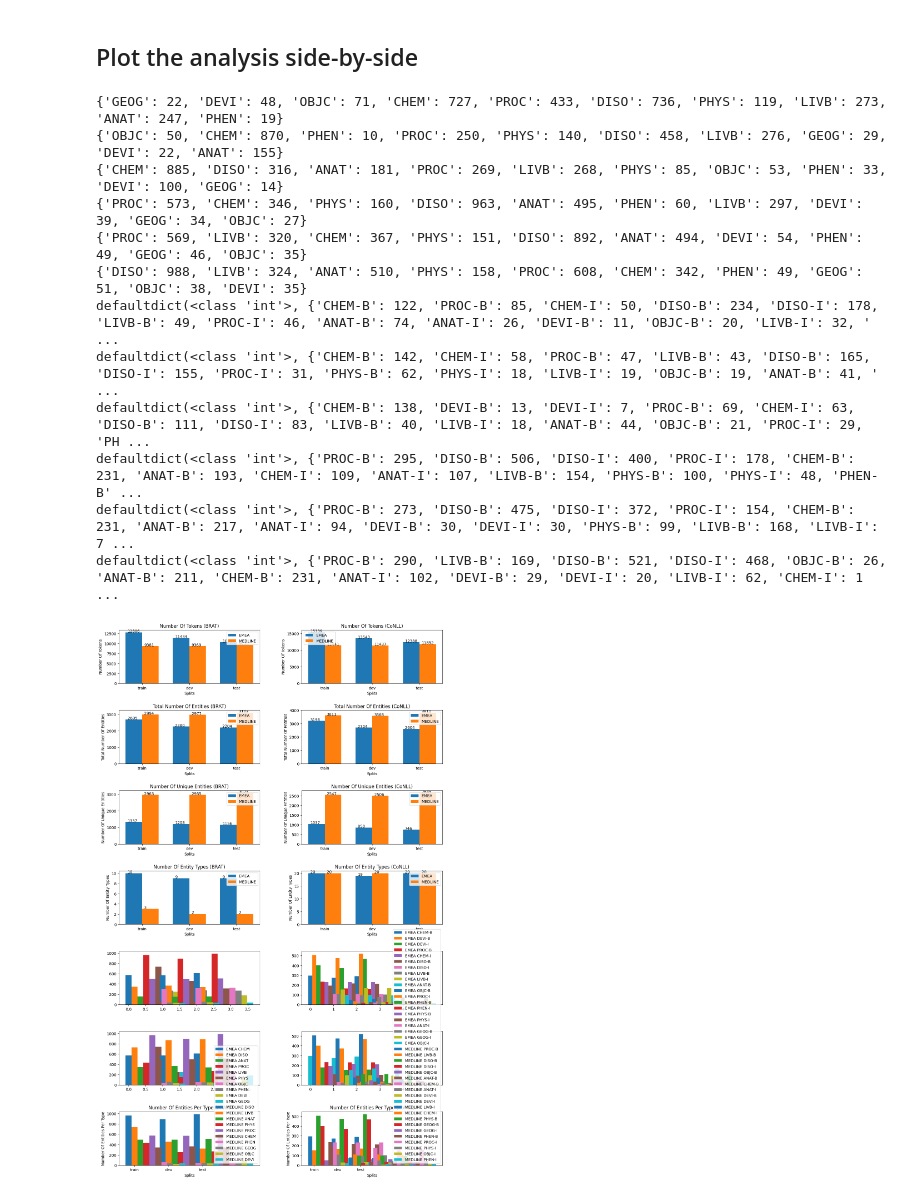
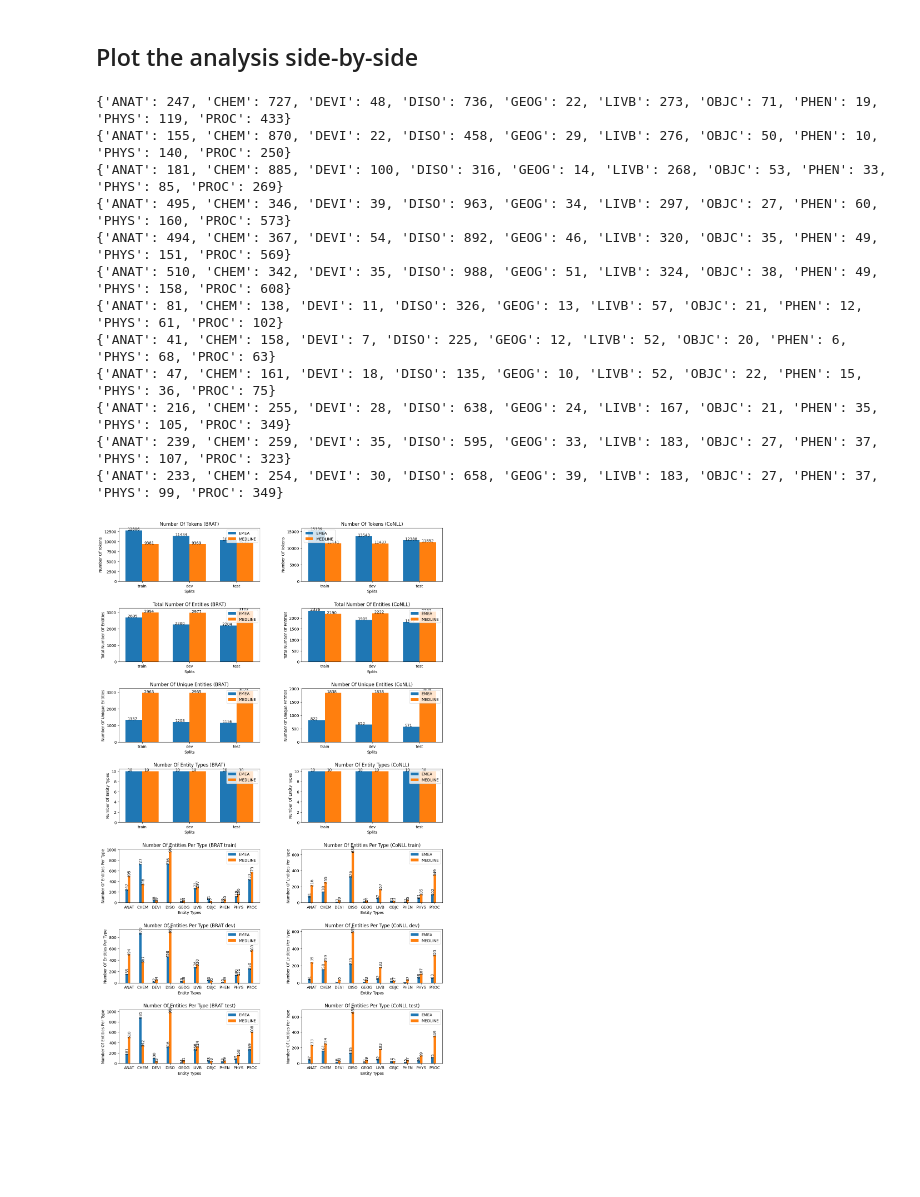
Before and after one commit to ktgiahieu/text-mining-class, a Jupyter notebook: TP2/[TP2]_Text_mining_and_chatbots.ipynb, the cells around one changed output. Saved outputs shown, nothing was run; the diff lists cells and outputs as text; code cells hidden in the pictures; blank space fills up the shorter version.

```diff
--- a/TP2/[TP2]_Text_mining_and_chatbots.ipynb
+++ b/TP2/[TP2]_Text_mining_and_chatbots.ipynb
@@ -75,10 +75,13 @@ def analyze_corpus(path):
                 # Update entity counts for the subset
                 subset_data['total_number_of_entities'] += len(entities)
                 subset_data['number_of_unique_entities'] += len(unique_entities)
-                subset_data['number_of_entity_types'] = len(entity_types)  # Assuming entity types don't vary across files
+                # subset_data['number_of_entity_types'] = len(entity_types)  # entity types vary across files
 
                 # Update the number of entities per type
                 subset_data['number_of_entities_per_type'].update([entity['type'] for entity in entities.values()])
+
+            # Update the number of entity types
+            subset_data['number_of_entity_types'] = len(subset_data['number_of_entities_per_type'])
 
 
             # Convert Counter to dict
@@ -213,58 +248,62 @@ def plot_statistics(brat_stats, conll_stats):
                 if category == 'number_of_entities_per_type':
                     for spl, entity_count_per_type in enumerate(counts):
                         ax = axes[i+spl][j]
+
+                        # Reorder the entities by their key names
+                        entity_count_per_type = {k: v for k, v in sorted(entity_count_per_type.items(), key=lambda item: item[0])}
                         print(entity_count_per_type)
-                        ax.bar([ct.get(entity_type, 0) for ct in counts],
-                            bar_width / len(subsets), label=f"{subset} {entity_type}")
-                            # # Add labels for each bar
-                            # for idx, value in enumerate([ct.get(entity_type, 0) for ct in counts]):
-                            #     ax.text(idx + l * bar_width / len(subsets) - 0.13, value + 0.05, str(value))
+                        ax.bar(np.arange(len(entity_count_per_type)) + k * bar_width / len(subsets), entity_count_per_type.values(),
+                            bar_width / len(subsets), label=subset)
+                        # Add labels for each bar
+                        for idx, value in enumerate(entity_count_per_type.values()):
+                            ax.text(idx + k * bar_width / len(subsets) - 0.13, value + 0.15, str(value), rotation=90)
 
 
-                        # Special handling for dictionary of counts
-                        # for l, (entity_type, count) in enumerate(counts[0].items()):
-                        #     ax.bar(index + l * bar_width / len(subsets), [ct.get(entity_type, 0) for ct in counts],
-                        #         bar_width / len(subsets), label=f"{subset} {entity_type}")
-                            # # Add labels for each bar
-                            # for idx, value in enumerate([ct.get(entity_type, 0) for ct in counts]):
-                            #     ax.text(idx + l * bar_width / len(subsets) - 0.13, value + 0.05, str(value))
+                        # Add labels, title, and legend
+                        ax.set_xlabel('Entity Types')
+                        ax.set_ylabel(category.replace('_', ' ').title())
+                        ax.set_title(f'{category.replace("_", " ").title()} ({["BRAT", "CoNLL"][j]} {["train", "dev", "test"][spl]})')
+                        ax.set_xticks(np.arange(len(entity_count_per_type)) + bar_width / 2)
+                        ax.set_xticklabels(entity_count_per_type.keys())
+                        ax.legend()
+
                 else:
                     ax.bar(index + k * bar_width, counts, bar_width, label=subset)
                     # Add labels for each bar
                     for idx, value in enumerate(counts):
                         ax.text(idx + k * bar_width - 0.13, value + 0.05, str(value))
 
                     # Add labels, title, and legend
                     ax.set_xlabel('Splits')
                     ax.set_ylabel(category.replace('_', ' ').title())
                     ax.set_title(f'{category.replace("_", " ").title()} ({["BRAT", "CoNLL"][j]})')
                     ax.set_xticks(index + bar_width / 2)
                     ax.set_xticklabels(splits)
             ax.legend()
 
     # Show the plot
     plt.show()
 
 # Assume `brat_statistics` and `conll_statistics` are dictionaries containing the statistics for each format
 # These would be obtained from running the `analyze_corpus` and `get_statistics` functions respectively
 
 # Plot the statistics for both BRAT and CoNLL
 # plot_statistics(brat_statistics, conll_statistics)
 
 # As we do not have the actual data, the function call is commented out.
 # To use this function, you would need to pass the actual statistics obtained from the dataset.
 plot_statistics(brat_results, conll_results)
 # %% [output]
-{'GEOG': 22, 'DEVI': 48, 'OBJC': 71, 'CHEM': 727, 'PROC': 433, 'DISO': 736, 'PHYS': 119, 'LIVB': 273, 'ANAT': 247, 'PHEN': 19}
-{'OBJC': 50, 'CHEM': 870, 'PHEN': 10, 'PROC': 250, 'PHYS': 140, 'DISO': 458, 'LIVB': 276, 'GEOG': 29, 'DEVI': 22, 'ANAT': 155}
-{'CHEM': 885, 'DISO': 316, 'ANAT': 181, 'PROC': 269, 'LIVB': 268, 'PHYS': 85, 'OBJC': 53, 'PHEN': 33, 'DEVI': 100, 'GEOG': 14}
-{'PROC': 573, 'CHEM': 346, 'PHYS': 160, 'DISO': 963, 'ANAT': 495, 'PHEN': 60, 'LIVB': 297, 'DEVI': 39, 'GEOG': 34, 'OBJC': 27}
-{'PROC': 569, 'LIVB': 320, 'CHEM': 367, 'PHYS': 151, 'DISO': 892, 'ANAT': 494, 'DEVI': 54, 'PHEN': 49, 'GEOG': 46, 'OBJC': 35}
-{'DISO': 988, 'LIVB': 324, 'ANAT': 510, 'PHYS': 158, 'PROC': 608, 'CHEM': 342, 'PHEN': 49, 'GEOG': 51, 'OBJC': 38, 'DEVI': 35}
-defaultdict(<class 'int'>, {'CHEM-B': 122, 'PROC-B': 85, 'CHEM-I': 50, 'DISO-B': 234, 'DISO-I': 178, 'LIVB-B': 49, 'PROC-I': 46, 'ANAT-B': 74, 'ANAT-I': 26, 'DEVI-B': 11, 'OBJC-B': 20, 'LIVB-I': 32, ' ...
-defaultdict(<class 'int'>, {'CHEM-B': 142, 'CHEM-I': 58, 'PROC-B': 47, 'LIVB-B': 43, 'DISO-B': 165, 'DISO-I': 155, 'PROC-I': 31, 'PHYS-B': 62, 'PHYS-I': 18, 'LIVB-I': 19, 'OBJC-B': 19, 'ANAT-B': 41, ' ...
-defaultdict(<class 'int'>, {'CHEM-B': 138, 'DEVI-B': 13, 'DEVI-I': 7, 'PROC-B': 69, 'CHEM-I': 63, 'DISO-B': 111, 'DISO-I': 83, 'LIVB-B': 40, 'LIVB-I': 18, 'ANAT-B': 44, 'OBJC-B': 21, 'PROC-I': 29, 'PH ...
-defaultdict(<class 'int'>, {'PROC-B': 295, 'DISO-B': 506, 'DISO-I': 400, 'PROC-I': 178, 'CHEM-B': 231, 'ANAT-B': 193, 'CHEM-I': 109, 'ANAT-I': 107, 'LIVB-B': 154, 'PHYS-B': 100, 'PHYS-I': 48, 'PHEN-B' ...
-defaultdict(<class 'int'>, {'PROC-B': 273, 'DISO-B': 475, 'DISO-I': 372, 'PROC-I': 154, 'CHEM-B': 231, 'ANAT-B': 217, 'ANAT-I': 94, 'DEVI-B': 30, 'DEVI-I': 30, 'PHYS-B': 99, 'LIVB-B': 168, 'LIVB-I': 7 ...
-defaultdict(<class 'int'>, {'PROC-B': 290, 'LIVB-B': 169, 'DISO-B': 521, 'DISO-I': 468, 'OBJC-B': 26, 'ANAT-B': 211, 'CHEM-B': 231, 'ANAT-I': 102, 'DEVI-B': 29, 'DEVI-I': 20, 'LIVB-I': 62, 'CHEM-I': 1 ...
+{'ANAT': 247, 'CHEM': 727, 'DEVI': 48, 'DISO': 736, 'GEOG': 22, 'LIVB': 273, 'OBJC': 71, 'PHEN': 19, 'PHYS': 119, 'PROC': 433}
+{'ANAT': 155, 'CHEM': 870, 'DEVI': 22, 'DISO': 458, 'GEOG': 29, 'LIVB': 276, 'OBJC': 50, 'PHEN': 10, 'PHYS': 140, 'PROC': 250}
+{'ANAT': 181, 'CHEM': 885, 'DEVI': 100, 'DISO': 316, 'GEOG': 14, 'LIVB': 268, 'OBJC': 53, 'PHEN': 33, 'PHYS': 85, 'PROC': 269}
+{'ANAT': 495, 'CHEM': 346, 'DEVI': 39, 'DISO': 963, 'GEOG': 34, 'LIVB': 297, 'OBJC': 27, 'PHEN': 60, 'PHYS': 160, 'PROC': 573}
+{'ANAT': 494, 'CHEM': 367, 'DEVI': 54, 'DISO': 892, 'GEOG': 46, 'LIVB': 320, 'OBJC': 35, 'PHEN': 49, 'PHYS': 151, 'PROC': 569}
+{'ANAT': 510, 'CHEM': 342, 'DEVI': 35, 'DISO': 988, 'GEOG': 51, 'LIVB': 324, 'OBJC': 38, 'PHEN': 49, 'PHYS': 158, 'PROC': 608}
+{'ANAT': 81, 'CHEM': 138, 'DEVI': 11, 'DISO': 326, 'GEOG': 13, 'LIVB': 57, 'OBJC': 21, 'PHEN': 12, 'PHYS': 61, 'PROC': 102}
+{'ANAT': 41, 'CHEM': 158, 'DEVI': 7, 'DISO': 225, 'GEOG': 12, 'LIVB': 52, 'OBJC': 20, 'PHEN': 6, 'PHYS': 68, 'PROC': 63}
+{'ANAT': 47, 'CHEM': 161, 'DEVI': 18, 'DISO': 135, 'GEOG': 10, 'LIVB': 52, 'OBJC': 22, 'PHEN': 15, 'PHYS': 36, 'PROC': 75}
+{'ANAT': 216, 'CHEM': 255, 'DEVI': 28, 'DISO': 638, 'GEOG': 24, 'LIVB': 167, 'OBJC': 21, 'PHEN': 35, 'PHYS': 105, 'PROC': 349}
+{'ANAT': 239, 'CHEM': 259, 'DEVI': 35, 'DISO': 595, 'GEOG': 33, 'LIVB': 183, 'OBJC': 27, 'PHEN': 37, 'PHYS': 107, 'PROC': 323}
+{'ANAT': 233, 'CHEM': 254, 'DEVI': 30, 'DISO': 658, 'GEOG': 39, 'LIVB': 183, 'OBJC': 27, 'PHEN': 37, 'PHYS': 99, 'PROC': 349}
-[figure, old version]
+[figure, new version]
```
Also changed, not shown: parts of 1 cell of this notebook.
